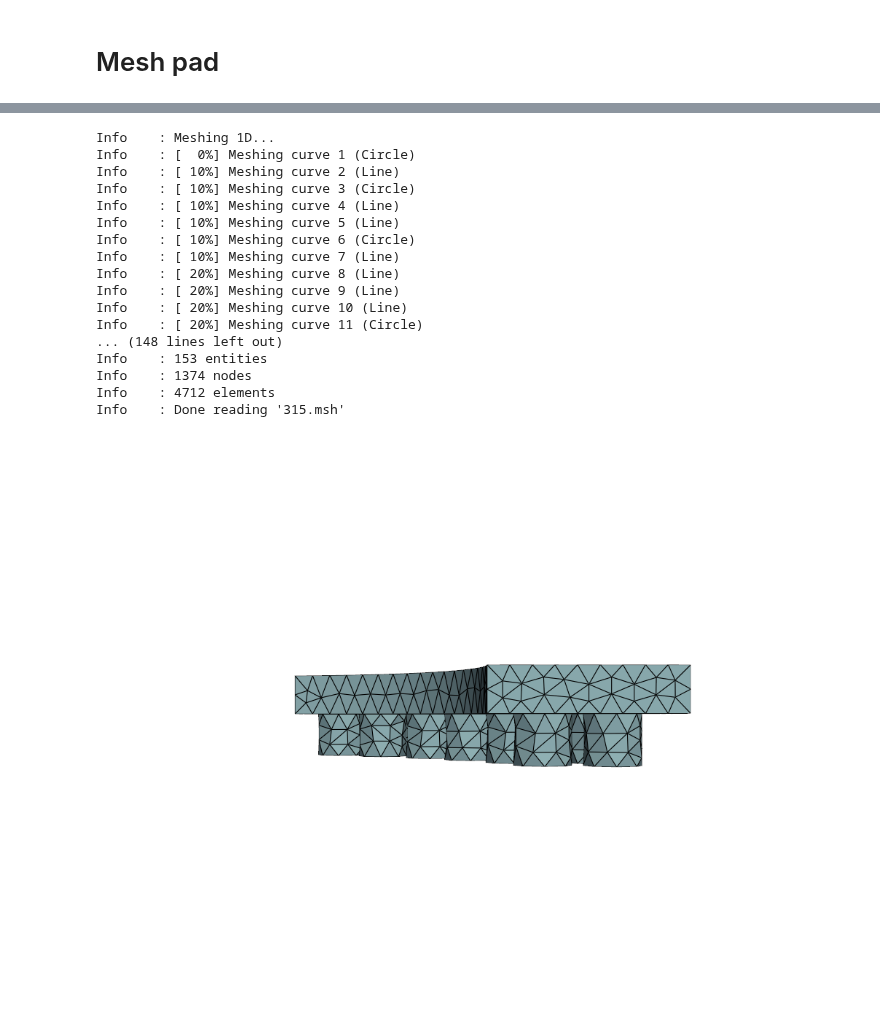
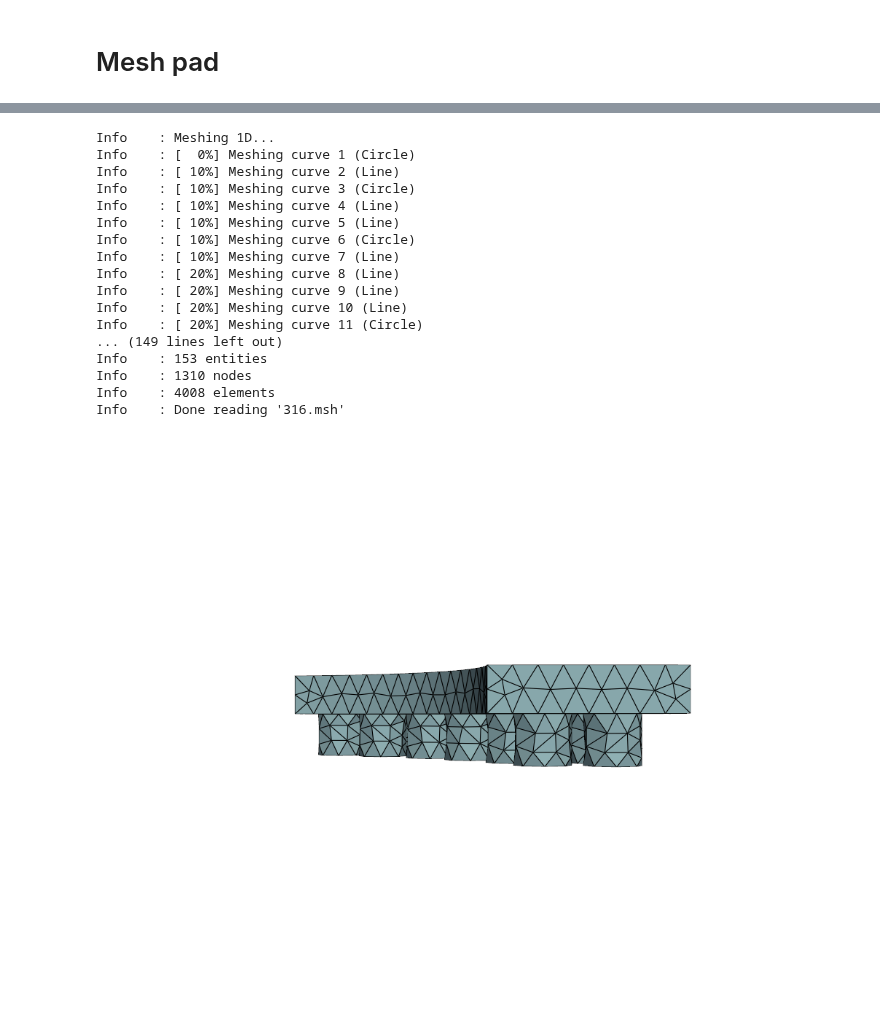
Before and after one commit to yanjun96/thermal_mechanics_fenicsx, a Jupyter notebook: fun_practice.ipynb, the cells around one changed output, grey strips where cells are left out. Drawn from its saved outputs; the diff is of its cells as text; code cells hidden in the pictures.

Commit message:
mesh_brake_pad

```diff
--- a/fun_practice.ipynb
+++ b/fun_practice.ipynb
@@ -895,18 +846,19 @@ import math
 import os
 import numpy as np
 
-min_mesh, max_mesh = 3,15
+min_mesh, max_mesh = 3,16
 filename = str(min_mesh)+str(max_mesh)
 
 gmsh.initialize()
 
 z1, z2, z3 = 20, 33, 30
 rd_o, rd_i = 320, 175
-r_rub = 18.8
+r_rub      = 18.8
 rp_o, rp_i = 303, 178
 
 angle1 = 80
 angle = angle1 / 360 * 2 * math.pi
+
 # rubbing elements
 x_co, y_co = get_rub_coordinate()
 
@@ -916,16 +868,18 @@ for i, (x, y) in enumerate(zip(x_co, y_co), start=1):
        tag = gmsh.model.occ.addCylinder(x, y, z1, 0, 0, z2, r_rub)
        globals()[var_name] = tag
        rub_list.append(globals()[var_name])
+gmsh.model.occ.synchronize()
 
 # brake pad, in [(3, )],3 means dimension, cut the common place, out - inner
 outer_pad  = gmsh.model.occ.addCylinder(0,0,z1+z2,  0, 0, z3,  rp_o, 50, angle)
 inner_pad  = gmsh.model.occ.addCylinder(0,0,z1+z2,  0, 0, z3,  rp_i, 51, angle)
 pad = gmsh.model.occ.cut([(3, outer_pad)], [(3, inner_pad)])
+gmsh.model.occ.synchronize()
 
 # Initialize the shell with the first rub
 rub_list = [rub1, rub2, rub3, rub4, rub5, rub6, rub7,
                 rub8, rub9, rub10, rub11, rub12, rub13, rub14, rub15, rub16, rub17, rub18]
-shell = gmsh.model.occ.fuse([(3, outer_pad)], [(3, rub_list[0])], 70)
+shell = gmsh.model.occ.fuse([(3, outer_pad)], [(3, rub_list[0])], 70)  #70 is the name tag for shell
 
 for i in range(len(rub_list) - 1):
     shell = gmsh.model.occ.fuse([(3, 70 + i)], [(3, rub_list[i + 1])], 71 + i)
@@ -936,11 +890,13 @@ volumes = gmsh.model.occ.getEntities(dim = 3)
 gmsh.model.addPhysicalGroup(3, volumes[0],  32)
 
 surfaces = gmsh.model.occ.getEntities(dim = 2)
+#gmsh.model.addPhysicalGroup(2, (2,2), 21)  #surface name
 
 # Rubbing elements, from 1 to 19, here 32 is the origin name tag of rub surface(32-49)
 rublist = list(range(25,43))
 for rub in rublist:
-       gmsh.model.addPhysicalGroup(2, (2, rub), rub-24)
+       gmsh.model.addPhysicalGroup(2, (0,rub), rub-24)
+gmsh.model.occ.synchronize()
 
 # Sinter material, 200 cm2, 18 rubbing elemets, r = 1.88 cm
 gmsh.option.setNumber("Mesh.MeshSizeMin", min_mesh)
@@ -977,18 +951,18 @@ Warning : Unknown entity of dimension 3 and tag 3 in physical group 32
 Info    : Meshing 1D...
 Info    : [  0%] Meshing curve 1 (Circle)
 Info    : [ 10%] Meshing curve 2 (Line)
 Info    : [ 10%] Meshing curve 3 (Circle)
 Info    : [ 10%] Meshing curve 4 (Line)
 Info    : [ 10%] Meshing curve 5 (Line)
 Info    : [ 10%] Meshing curve 6 (Circle)
 Info    : [ 10%] Meshing curve 7 (Line)
 Info    : [ 20%] Meshing curve 8 (Line)
 Info    : [ 20%] Meshing curve 9 (Line)
 Info    : [ 20%] Meshing curve 10 (Line)
 Info    : [ 20%] Meshing curve 11 (Circle)
-... (148 lines left out)
+... (149 lines left out)
 Info    : 153 entities
-Info    : 1374 nodes
-Info    : 4712 elements
-Info    : Done reading '315.msh'
+Info    : 1310 nodes
+Info    : 4008 elements
+Info    : Done reading '316.msh'
-[figure, old version]
+[figure, new version]
```
Also changed, not shown: parts of 3 cells of this notebook, 4 other files.
